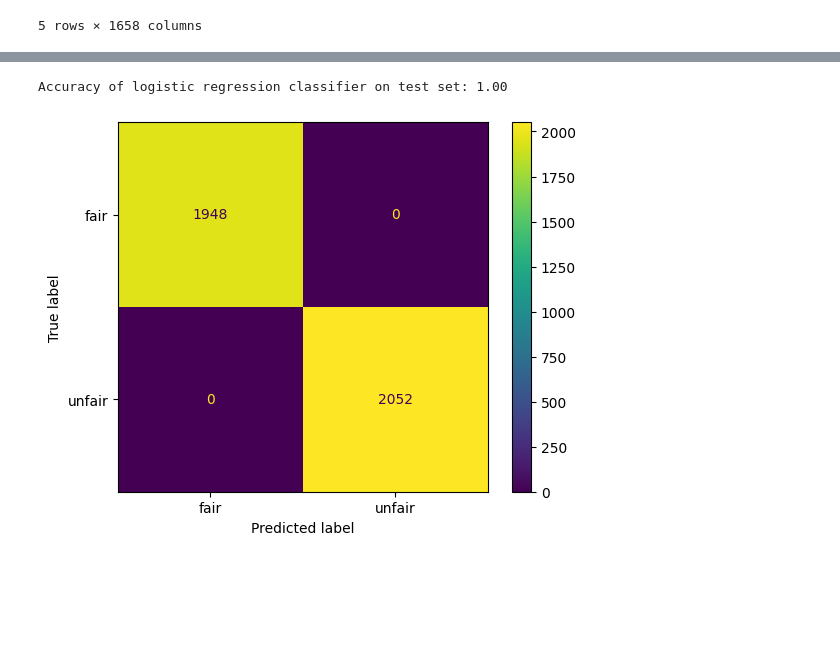
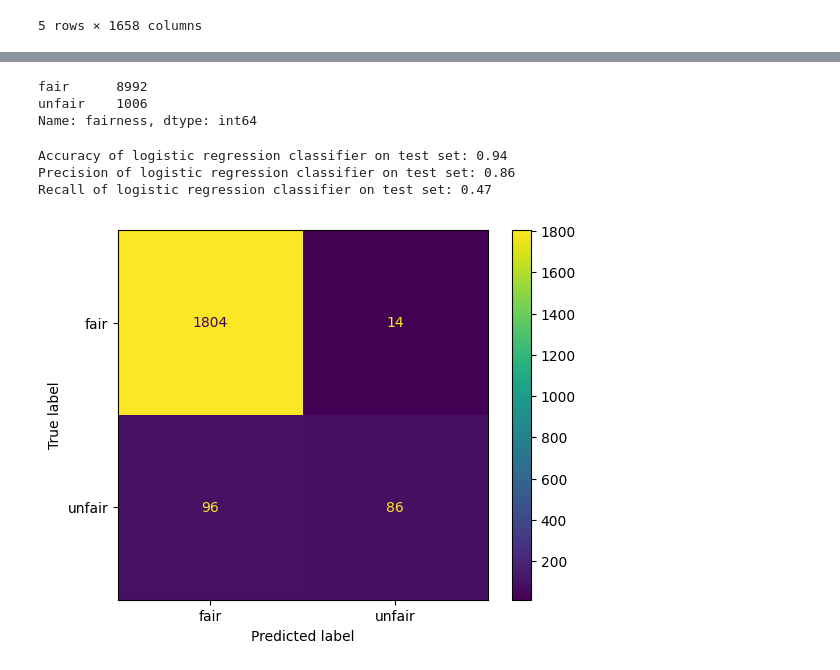
Before and after one commit to Daniel-Tran3/CSE_151A_Project, a Jupyter notebook: Model_2_Pre.ipynb, the cells around one changed output, grey strips where cells are left out. Drawn from its saved outputs; the diff is of its cells as text; code cells hidden in the pictures; blank space fills up the shorter version.

Commit message:
updated fairness classifier

```diff
--- a/Model_2_Pre.ipynb
+++ b/Model_2_Pre.ipynb
@@ -48,6 +48,3 @@ data.head()
 | 3 | 1.0 | 0.0 | 925 | 0.000376 | 2019-12-18 11:15:43 | 0 | 0 | 0 | 0 | 0 | ... |
 | 4 | 1.0 | 0.0 | 880 | 0.000602 | 2019-12-26 11:23:21 | 0 | 0 | 0 | 0 | 0 | ... |
 5 rows × 1658 columns
-# %%
-unfair_copy = data.copy()
-data['fairness'] = ['fair'] * len(data)
@@ -86,0 +51,5 @@ fairness_data
+# %%
+X = data.drop(['price', 'time'], axis=1)
+fairness_data = data.copy()
+fairness_data['predicted_price'] = ANNmodel.predict(X)
+fairness_data.head()
@@ -87,24 +65,36 @@ fairness_data
+# %%
+# if the actual price is more than 30% more than the predicted price, the value in the fairness column is 'unfair', otherwise it is 'fair'
+fairness_data['fairness'] = np.where(fairness_data['price'] > 1.3*fairness_data['predicted_price'], 'unfair', 'fair')
+fairness_data['fairness'].value_counts()
+# %% [output]
+fair      8992
+unfair    1006
+Name: fairness, dtype: int64
 # %%
 # drop time since machine cant train on DateTime type
-X = fairness_data.drop(columns=['time', 'fairness'])
-X_train, X_test, y_train, y_test = train_test_split(X, fairness_data.fairness, test_size = 0.2, random_state = 42)
+X = fairness_data.drop(columns=['time', 'fairness', 'predicted_price'])
+X_train, X_test, y_train, y_test = train_test_split(X, fairness_data.fairness, test_size = 0.2, random_state = 50)
 
 logisticRegr = linear_model.LogisticRegression(max_iter=1000)
 
 logisticRegr.fit(X_train, y_train)
 
 pred = logisticRegr.predict(X_test)
 
 from sklearn.metrics import confusion_matrix, ConfusionMatrixDisplay
 myconfusionmatrix = confusion_matrix(y_test, pred, labels = ['fair', 'unfair'])
 
 disp = ConfusionMatrixDisplay(confusion_matrix=myconfusionmatrix,
                             display_labels= ['fair', 'unfair'])
 
 
 disp.plot()
 
 print('Accuracy of logistic regression classifier on test set: {:.2f}'.format(logisticRegr.score(X_test, y_test)))
+print('Precision of logistic regression classifier on test set: {:.2f}'.format(myconfusionmatrix[1,1]/(myconfusionmatrix[0,1]+myconfusionmatrix[1,1])))
+print('Recall of logistic regression classifier on test set: {:.2f}'.format(myconfusionmatrix[1,1]/(myconfusionmatrix[1,0]+myconfusionmatrix[1,1])))
 # %% [output]
-Accuracy of logistic regression classifier on test set: 1.00
+Accuracy of logistic regression classifier on test set: 0.94
+Precision of logistic regression classifier on test set: 0.86
+Recall of logistic regression classifier on test set: 0.47
-[figure, old version]
+[figure, new version]
```
Also changed, not shown: parts of 4 cells of this notebook.
